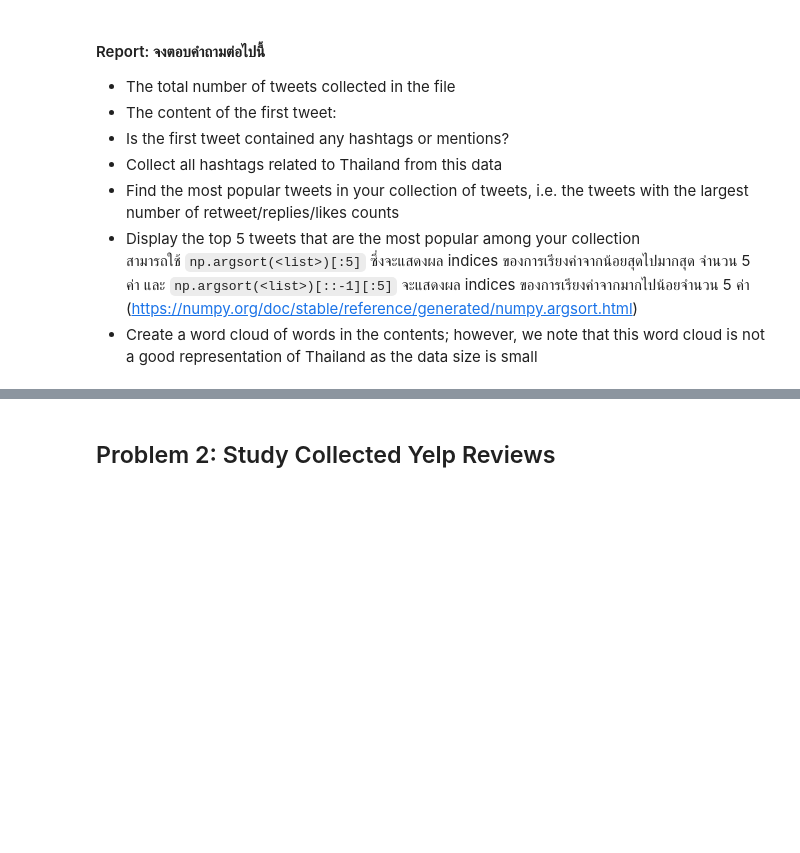
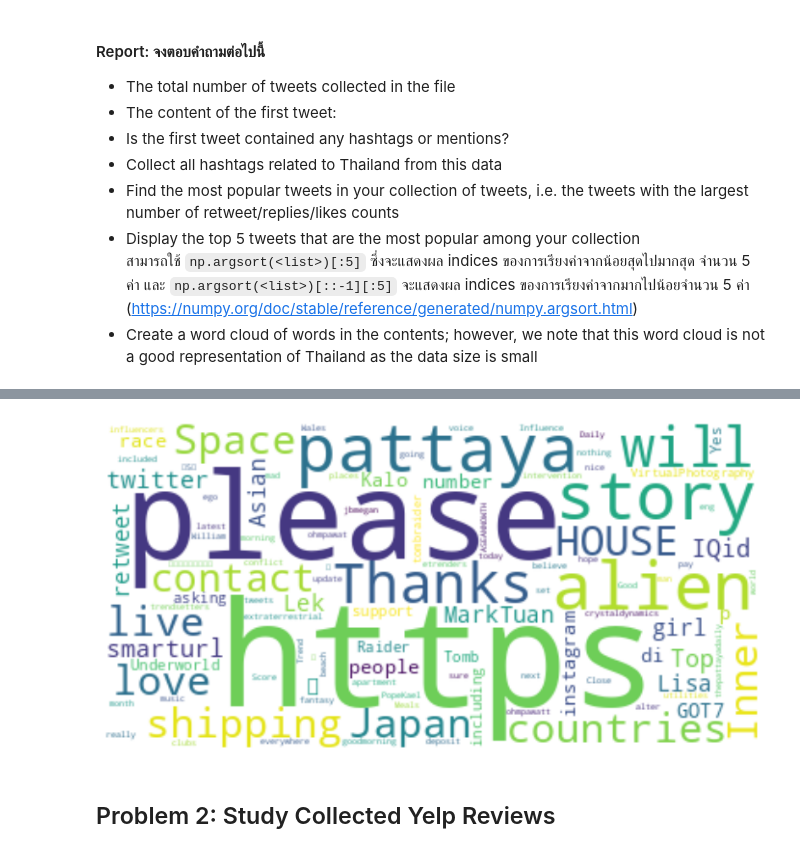
Before and after one commit to woraphonp-038-5/Project-Big-Data, a Jupyter notebook: Text_Analytics68.ipynb, the cells around one changed output, grey strips where cells are left out. Saved outputs shown, nothing was run; the diff lists cells and outputs as text; code cells hidden in the pictures; blank space fills up the shorter version.

```diff
--- a/Text_Analytics68.ipynb
+++ b/Text_Analytics68.ipynb
@@ -122,0 +90,18 @@ tweets_df.head()
+# %%
+with open(file_path, 'r', encoding='utf-8') as f:
+    raw_text = f.read()
+
+# parse รอบแรก
+outer = json.loads(raw_text)
+
+# ถ้ายังเป็น str → parse อีกรอบ
+if isinstance(outer, str):
+    outer = json.loads(outer)
+
+# แปลงเป็น DataFrame
+df = pd.DataFrame.from_dict(outer, orient='index')
+
+# เลือกทุก row แต่เฉพาะ column ที่ต้องการ
+display(df[['tweet_id', 'username', 'name', 'profile_picture', 'replies',
+            'retweets', 'likes', 'is_retweet', 'posted_time', 'content',
+            'hashtags', 'mentions', 'images', 'videos', 'tweet_url']].head())
@@ -142,0 +145,69 @@ tweets_df.head()
+# %%
+# 1 The total number of tweets collected in the file
+total_tweets = len(df)
+print("Total number of tweets:", total_tweets)
+
+# 2 The content of the first tweet
+first_tweet_content = df.iloc[0]["content"]
+print("\nContent of the first tweet:")
+print(first_tweet_content)
+
+# 3 Is the first tweet contained any hashtags or mentions?
+first_tweet_hashtags = df.iloc[0]["hashtags"]
+first_tweet_mentions = df.iloc[0]["mentions"]
+
+print("\nFirst tweet contains hashtags:", bool(first_tweet_hashtags))
+print("First tweet contains mentions:", bool(first_tweet_mentions))
+
+# 4 Collect all hashtags from the 'hashtags' column
+all_hashtags = [hashtag for sublist in df['hashtags'] for hashtag in sublist]
+
+# Filter for hashtags that contain "Thailand" (case-insensitive)
+thailand_hashtags = [hashtag for hashtag in all_hashtags if 'thailand' in hashtag.lower()]
+
+print("All Thailand-related hashtags:", thailand_hashtags)
+
+# 5 Find the most popular tweets in your collection of tweets, i.e. the tweets with the largest number of retweet/replies/likes counts
+import numpy as np
+# สร้าง score ของความนิยม
+popularity_score = df['retweets'] + df['replies'] + df['likes']
+# หา index ของ tweet ที่มี score สูงสุด
+most_popular_index = np.argmax(popularity_score)
+# แสดง tweet ที่ most popular
+most_popular_tweet = df.iloc[most_popular_index]
+
+print("Most popular tweet:")
+print("Username:", most_popular_tweet['username'])
+print("Content:", most_popular_tweet['content'])
+print("Replies:", most_popular_tweet['replies'])
+print("Retweets:", most_popular_tweet['retweets'])
+print("Likes:", most_popular_tweet['likes'])
+
+# 6 Display the top 5 tweets that are the most popular among your collection
+# Calculate popularity score (sum of replies, retweets, and likes)
+df['popularity'] = df['replies'] + df['retweets'] + df['likes']
+
+# Find the indices of the top 5 most popular tweets
+top_5_indices = df['popularity'].nlargest(5).index
+
+# Display the top 5 most popular tweets
+print("Top 5 most popular tweets:")
+df.loc[top_5_indices, ['content', 'replies', 'retweets', 'likes', 'popularity']]
+
+# 7 Create a word cloud of words in the contents; however, we note that this word cloud is not a good representation of Thailand as the data size is small
+# Combine all the tweet content into a single string
+all_content = " ".join(df['content'])
+
+# Create a WordCloud object
+# You can add more stopwords if needed
+stopwords = set(STOPWORDS)
+stopwords.update(["Thailand", "thailand"]) # Add "Thailand" to stopwords as it's in every tweet
+
+wordcloud = WordCloud(stopwords=stopwords, background_color="white").generate(all_content)
+
+# Display the generated word cloud
+plt.figure(figsize=(10, 8))
+plt.imshow(wordcloud, interpolation='bilinear')
+plt.axis("off")
+plt.show()
+# %% [output]
@@ -143,3 +231,4 @@ tweets_df.head()
+[figure, added]
 # %% [markdown]
 ## Problem 2: Study Collected Yelp Reviews
 # %% [markdown]
```
Also changed, not shown: parts of 28 cells of this notebook.
